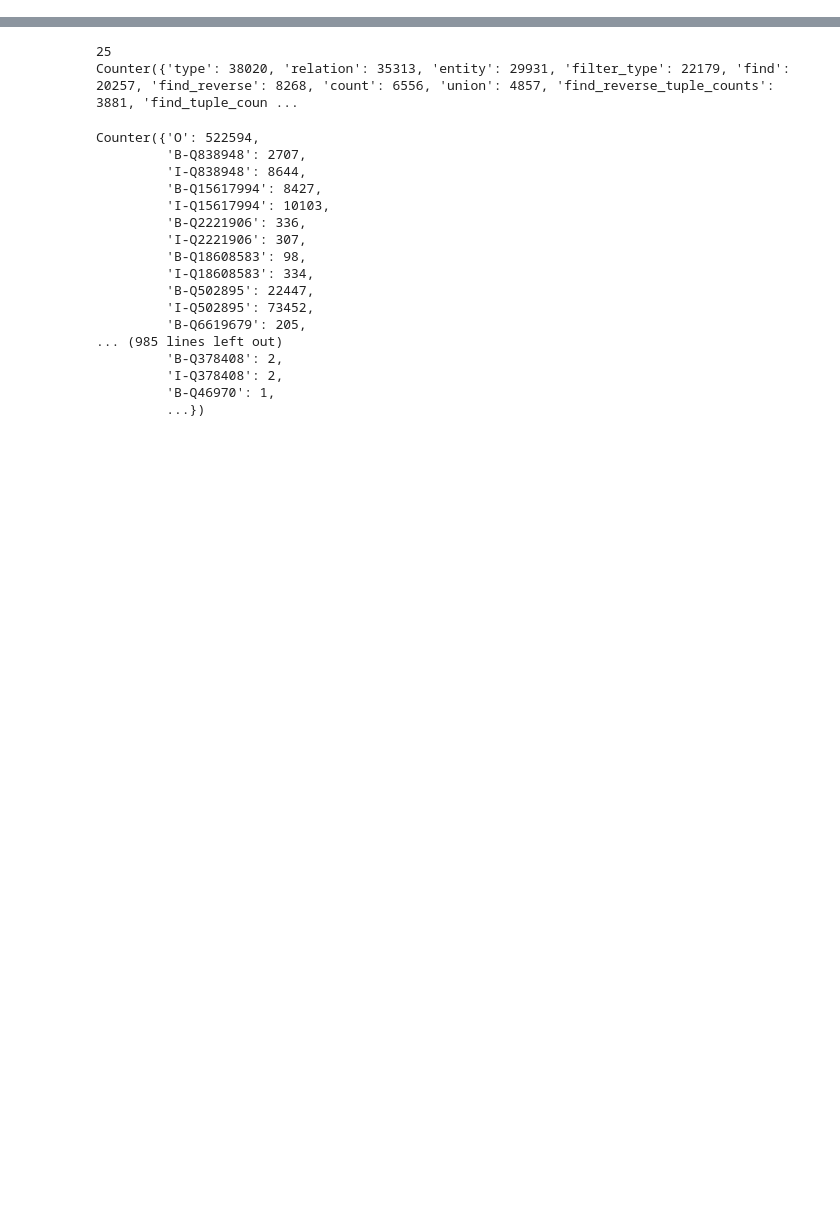
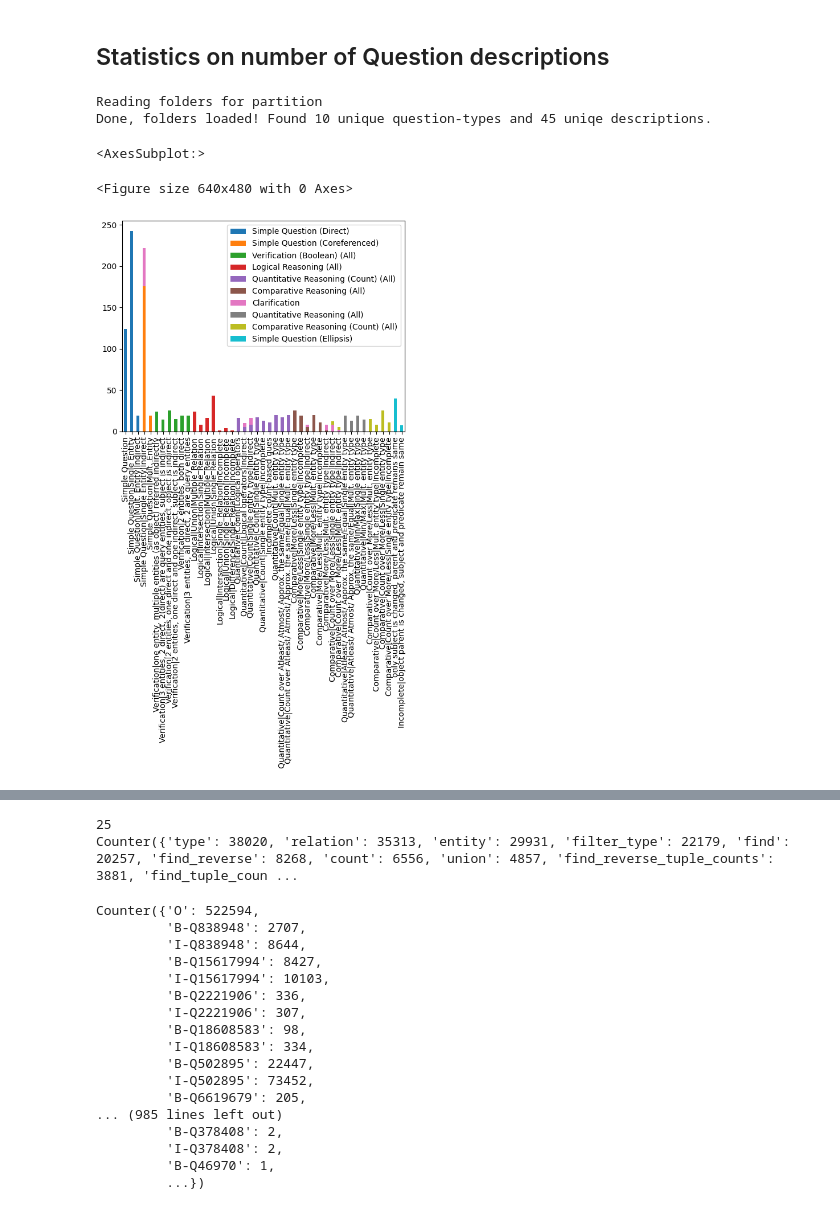
Before and after one commit to vejvarm/CARTON, a Jupyter notebook: jupyter-dataset-tests.ipynb, the cells around one changed output, grey strips where cells are left out. Drawn from its saved outputs; the diff is of its cells as text; code cells hidden in the pictures; blank space fills up the shorter version.

Commit message:
feat: add statistics for csqa dataset question types and descriptions

```diff
--- a/jupyter-dataset-tests.ipynb
+++ b/jupyter-dataset-tests.ipynb
@@ -2,0 +8,19 @@ from dataset import CSQADataset
+# %%
+args.read_folder = '/data/original' # 'folder to read conversations'
+args.partition = ''  # 'train', 'test', 'val'
+
+# read data and create csqa data dict
+# dict: partition -> folder -> file -> conversation
+csqa_files = glob(f'{ROOT_PATH}{args.read_folder}/{args.partition}/*/*.json')
+csqa_data = {}
+print(f'Reading folders for partition {args.partition}')
+for pth in csqa_files:
+    pth = path.normpath(pth)
+    folder = pth.rsplit('\\', 1)[0].rsplit('\\', 1)[-1]
+    file = pth.rsplit('\\', 1)[-1]
+    if folder not in csqa_data:
+        csqa_data[folder] = {}
+
+    with open(pth) as json_file:
+        csqa_data[folder][file] = json.load(json_file)
+print(f'Done, {len(csqa_data)} folders loaded!')
@@ -2,0 +46,49 @@ from dataset import CSQADataset
+# %% [markdown]
+## Statistics on number of Question descriptions
+# %%
+from collections import Counter
+
+args.read_folder = '/data/original' # 'folder to read conversations'
+args.partition = ''  # 'train', 'test', 'val'
+
+# read data and create csqa data dict
+# dict: partition -> folder -> file -> conversation
+data_folder = f'{ROOT_PATH}{args.read_folder}/{args.partition}'
+csqa_files = glob(f'{data_folder}/*/*.json')
+print(f'Reading folders for partition {args.partition}')
+
+d_qt_desc = dict()
+
+c_question_type = Counter()
+c_description = Counter()
+
+for pth in csqa_files:
+    pth = path.normpath(pth)
+    folder = pth.rsplit('\\', 1)[0].rsplit('\\', 1)[-1]
+    file = pth.rsplit('\\', 1)[-1]
+
+    with open(pth) as json_file:
+        data_list = json.load(json_file)
+
+    for entry in data_list:
+        if entry['speaker'] == 'SYSTEM':
+            continue
+
+        # entry['speaker'] == 'USER':
+        if entry['question-type'] not in d_qt_desc.keys():
+            d_qt_desc[entry['question-type']] = Counter()
+
+        c_question_type.update([entry['question-type']])
+        if 'description' in entry.keys():
+            c_description.update([entry['description']])
+            d_qt_desc[entry['question-type']].update([entry['description']])
+
+print(f'Done, folders loaded! Found {len(d_qt_desc.keys())} unique question-types and {len(c_description.keys())} uniqe descriptions.')
+# %% [output]
+Reading folders for partition
+Done, folders loaded! Found 10 unique question-types and 45 uniqe descriptions.
+# %%
+import pandas
+from matplotlib import pyplot as plt
+
+df = pandas.DataFrame.from_dict(d_qt_desc)
@@ -2,0 +97,7 @@ from dataset import CSQADataset
+# %%
+fig = plt.figure()
+df.plot(kind="bar", stacked=True, legend=True)
+# %% [output]
+<AxesSubplot:>
+<Figure size 640x480 with 0 Axes>
+[figure, added]
```
Also changed, not shown: parts of 12 cells of this notebook, 1 other file.
